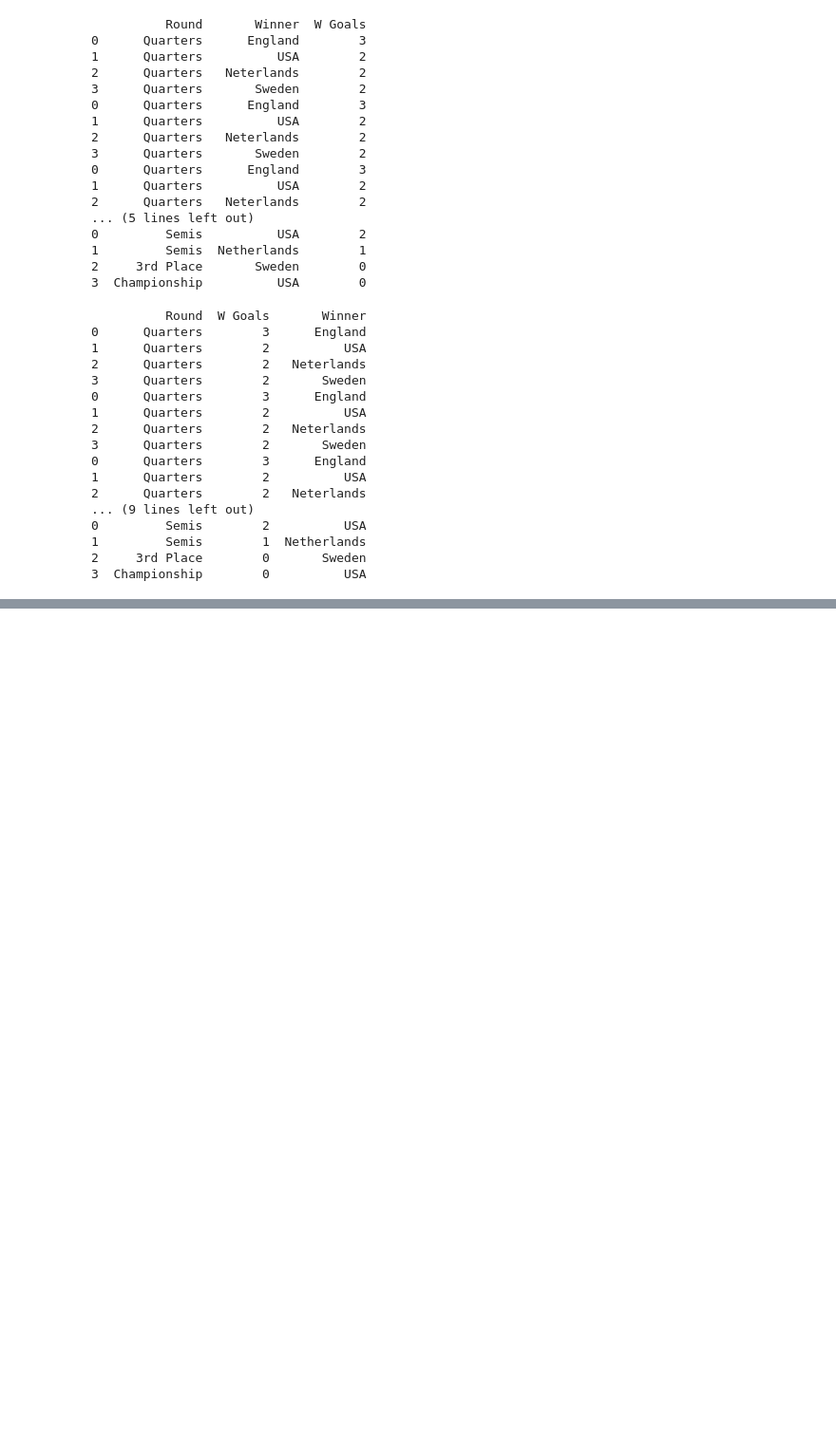
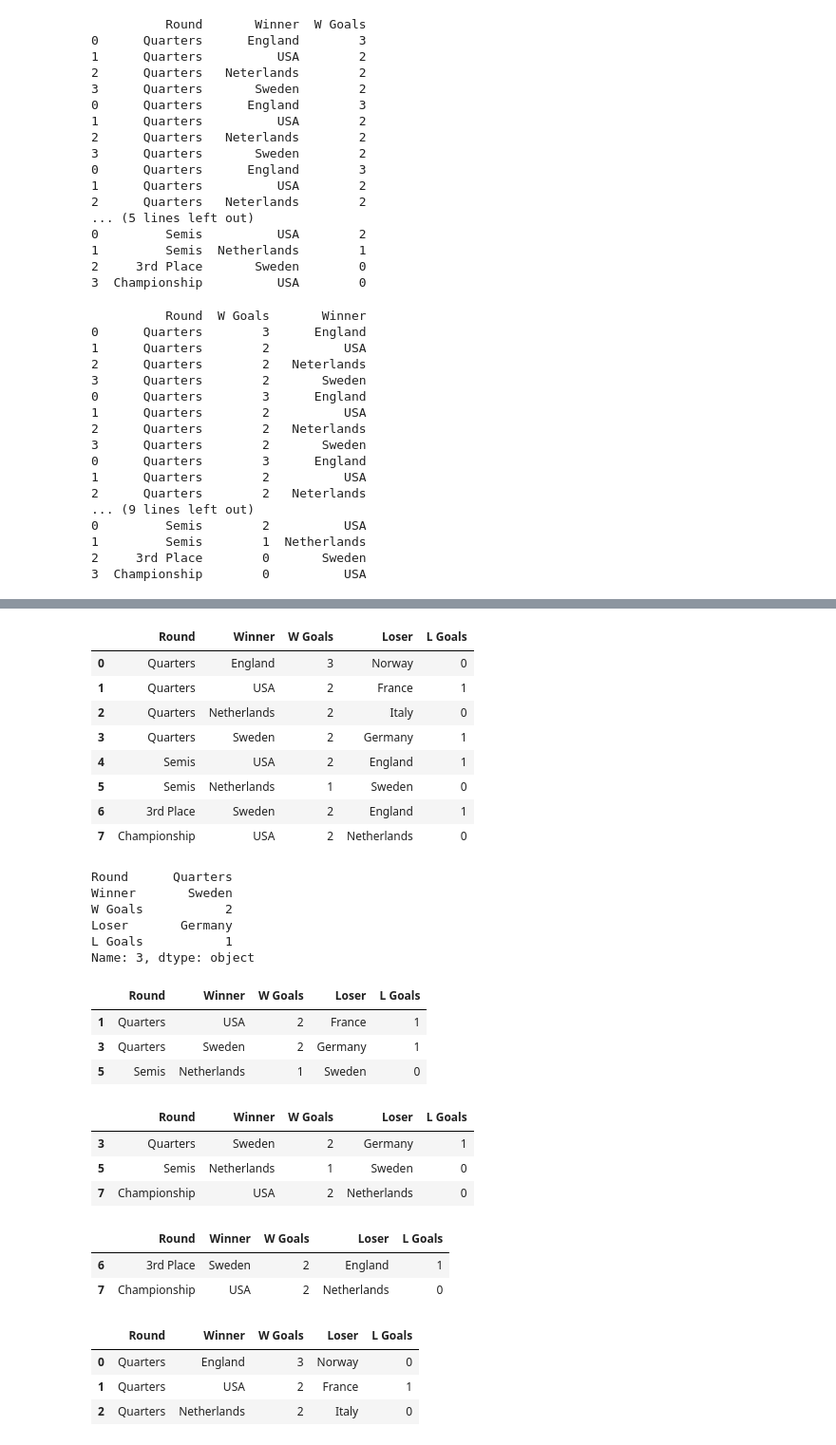
Before and after one commit to jinjiaacademy/MIT6001_2, a Jupyter notebook: figure_code/Chapter 23 Exploring Data with Pandas.ipynb, the cells around one changed output, grey strips where cells are left out. Shown: that part at 95% size. Saved outputs shown, nothing was run; the diff lists cells and outputs as text; code cells hidden in the pictures; blank space fills up the shorter version.

```diff
--- a/figure_code/Chapter 23 Exploring Data with Pandas.ipynb
+++ b/figure_code/Chapter 23 Exploring Data with Pandas.ipynb
@@ -148,0 +218,48 @@ print(df)
+# %%
+wwc
+# %% [output]
+|  | Round | Winner | W Goals | Loser | L Goals |
+| 0 | Quarters | England | 3 | Norway | 0 |
+| 1 | Quarters | USA | 2 | France | 1 |
+| 2 | Quarters | Netherlands | 2 | Italy | 0 |
+| 3 | Quarters | Sweden | 2 | Germany | 1 |
+| 4 | Semis | USA | 2 | England | 1 |
+| 5 | Semis | Netherlands | 1 | Sweden | 0 |
+| 6 | 3rd Place | Sweden | 2 | England | 1 |
+| 7 | Championship | USA | 2 | Netherlands | 0 |
+# %%
+wwc.loc[3]
+# %% [output]
+Round      Quarters
+Winner       Sweden
+W Goals           2
+Loser       Germany
+L Goals           1
+Name: 3, dtype: object
+# %%
+wwc.loc[[1, 3, 5]]
+# %% [output]
+|  | Round | Winner | W Goals | Loser | L Goals |
+| 1 | Quarters | USA | 2 | France | 1 |
+| 3 | Quarters | Sweden | 2 | Germany | 1 |
+| 5 | Semis | Netherlands | 1 | Sweden | 0 |
+# %%
+wwc.loc[3:7:2]
+# %% [output]
+|  | Round | Winner | W Goals | Loser | L Goals |
+| 3 | Quarters | Sweden | 2 | Germany | 1 |
+| 5 | Semis | Netherlands | 1 | Sweden | 0 |
+| 7 | Championship | USA | 2 | Netherlands | 0 |
+# %%
+wwc.loc[6:]
+# %% [output]
+|  | Round | Winner | W Goals | Loser | L Goals |
+| 6 | 3rd Place | Sweden | 2 | England | 1 |
+| 7 | Championship | USA | 2 | Netherlands | 0 |
+# %%
+wwc.loc[:2]
+# %% [output]
+|  | Round | Winner | W Goals | Loser | L Goals |
+| 0 | Quarters | England | 3 | Norway | 0 |
+| 1 | Quarters | USA | 2 | France | 1 |
+| 2 | Quarters | Netherlands | 2 | Italy | 0 |
```
Also changed, not shown: parts of 13 cells of this notebook.
